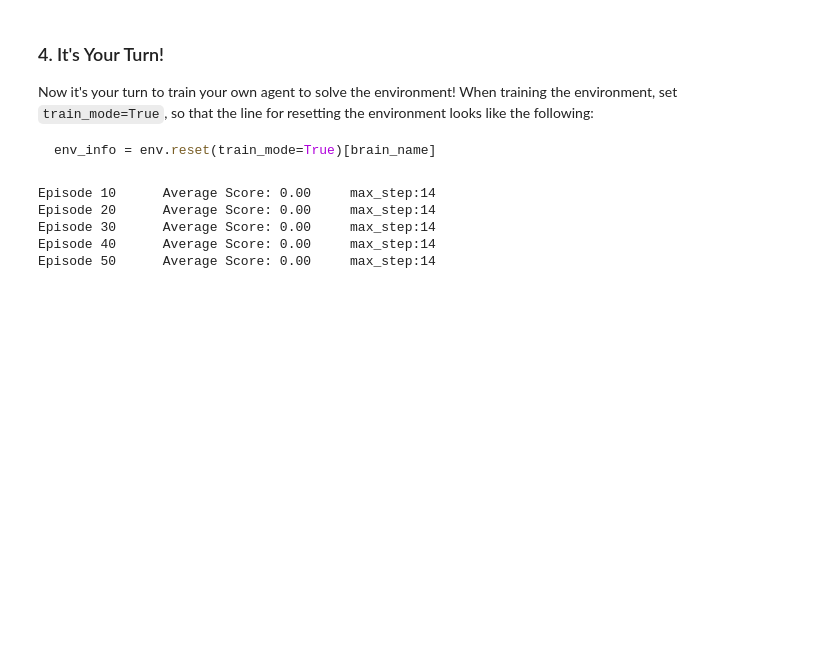
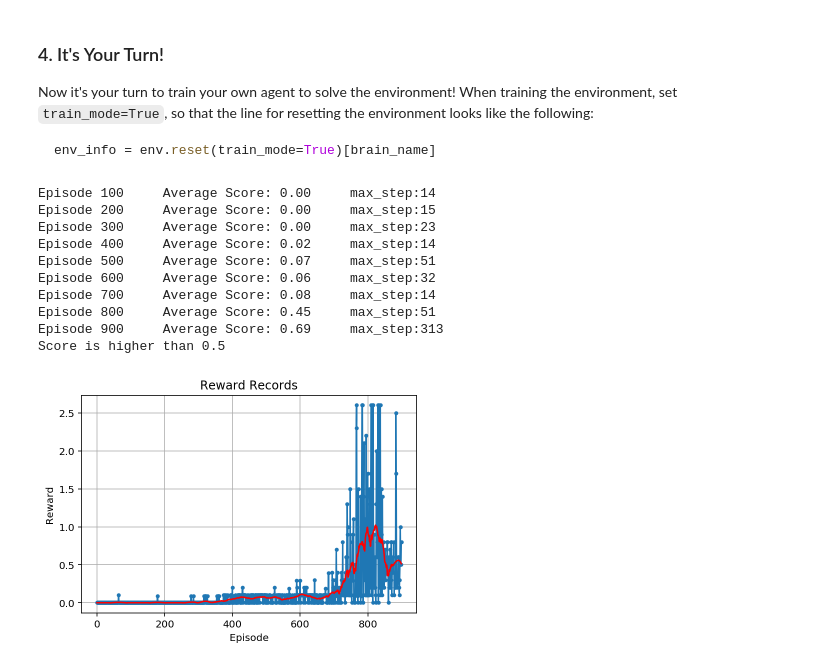
Before and after one commit to yoon-gu/deep-reinforcement-learning, a Jupyter notebook: p3_collab-compet/Tennis.ipynb, the cells around one changed output. Saved outputs shown, nothing was run; the diff lists cells and outputs as text; code cells hidden in the pictures; blank space fills up the shorter version.

Commit message:
done p3's bottom scroe line(0.5)

```diff
--- a/p3_collab-compet/Tennis.ipynb
+++ b/p3_collab-compet/Tennis.ipynb
@@ -121,51 +121,73 @@ env_info = env.reset(train_mode=True)[brain_name]
 # %%
 from ddpg_agent import Agent
 env_info = env.reset(train_mode=True)[brain_name]
-agent = Agent(state_size, action_size, 0)
+agents = [Agent(state_size, action_size, 0) for _ in range(num_agents)]
 # %%
 from collections import deque
 import torch
 
-def ddpg(n_episodes=50, print_every=10):
+def ddpg(n_episodes=3000, print_every=100):
     env_info = env.reset(train_mode=True)[brain_name]
-    agent.reset()
+    [agent.reset() for agent in agents]
     scores_deque = deque(maxlen=100)
     scores = []
     for i_episode in range(1, n_episodes+1):
         env_info = env.reset(train_mode=True)[brain_name]
-        agent.reset()
-        state = env_info.vector_observations
+        [agent.reset() for agent in agents]
+        states = env_info.vector_observations
         score = np.zeros((num_agents,))
         num_step = 0
         while True:
-            action = agent.act(state)
-            env_info = env.step(action)[brain_name]
-            next_state = env_info.vector_observations
-            reward = env_info.rewards
-            done = env_info.local_done
-
-            agent.step(state, action, reward, next_state, done)
-            state = next_state
-            score += np.array(reward)
+            actions = np.stack([agents[i].act(states[i]) for i in range(num_agents)])
+            env_info = env.step(actions)[brain_name]
+            next_states = env_info.vector_observations
+            rewards = env_info.rewards
+            dones = env_info.local_done
+            [agents[i].step(states[i], actions[i], rewards[i], next_states[i], dones[i]) for i in range(num_agents)]
+            states = next_states
+            score += np.array(rewards)
             num_step += 1
-            if any(done):
+            print('\rEpisode {}\tReward: {:.2f}'.format(i_episode, np.sum(rewards)), end="")
+            if any(dones):
                 break
         scores_deque.append(np.max(score))
         scores.append(np.max(score))
-        print('\rEpisode {}\tAverage Score: {:.2f}'.format(i_episode, np.mean(scores_deque)), end="")
-        torch.save(agent.actor_local.state_dict(), 'checkpoint_actor.pth')
-        torch.save(agent.critic_local.state_dict(), 'checkpoint_critic.pth')
+        [torch.save(agents[i].actor_local.state_dict(), 'checkpoint_actor_{:02d}.pth'.format(i)) for i in range(num_agents)]
+        [torch.save(agents[i].critic_local.state_dict(), 'checkpoint_critic_{:02d}.pth'.format(i)) for i in range(num_agents)]
         if i_episode % print_every == 0:
             print('\rEpisode {}\tAverage Score: {:.2f}\tmax_step:{}'.format(i_episode, np.mean(scores_deque), num_step))
-            if np.mean(scores_deque) >= 30.0:
-                print("Score is higher than 30.")
+            if np.mean(scores_deque) >= 0.5:
+                print("Score is higher than 0.5")
                 break
     return scores
 
 scores = ddpg()
 # %% [output]
-Episode 10      Average Score: 0.00     max_step:14
-Episode 20      Average Score: 0.00     max_step:14
-Episode 30      Average Score: 0.00     max_step:14
-Episode 40      Average Score: 0.00     max_step:14
-Episode 50      Average Score: 0.00     max_step:14
+Episode 100     Average Score: 0.00     max_step:14
+Episode 200     Average Score: 0.00     max_step:15
+Episode 300     Average Score: 0.00     max_step:23
+Episode 400     Average Score: 0.02     max_step:14
+Episode 500     Average Score: 0.07     max_step:51
+Episode 600     Average Score: 0.06     max_step:32
+Episode 700     Average Score: 0.08     max_step:14
+Episode 800     Average Score: 0.45     max_step:51
+Episode 900     Average Score: 0.69     max_step:313
+Score is higher than 0.5
+# %%
+from scipy.signal import savgol_filter
+import matplotlib.pyplot as plt
+%matplotlib inline
+%config InlineBackend.figure_format = 'retina'
+
+smoothed_scores = savgol_filter(scores, 51, 3) # window size 51, polynomial order 3
+
+plt.plot(scores, '.-')
+plt.plot(smoothed_scores, '-r')
+plt.grid()
+plt.title('Reward Records')
+plt.xlabel('Episode')
+plt.ylabel('Reward')
+plt.savefig('score_history.jpeg')
+plt.show()
+# %% [output]
+[figure, added]
```
Also changed, not shown: parts of 1 cell of this notebook, 6 other files.
